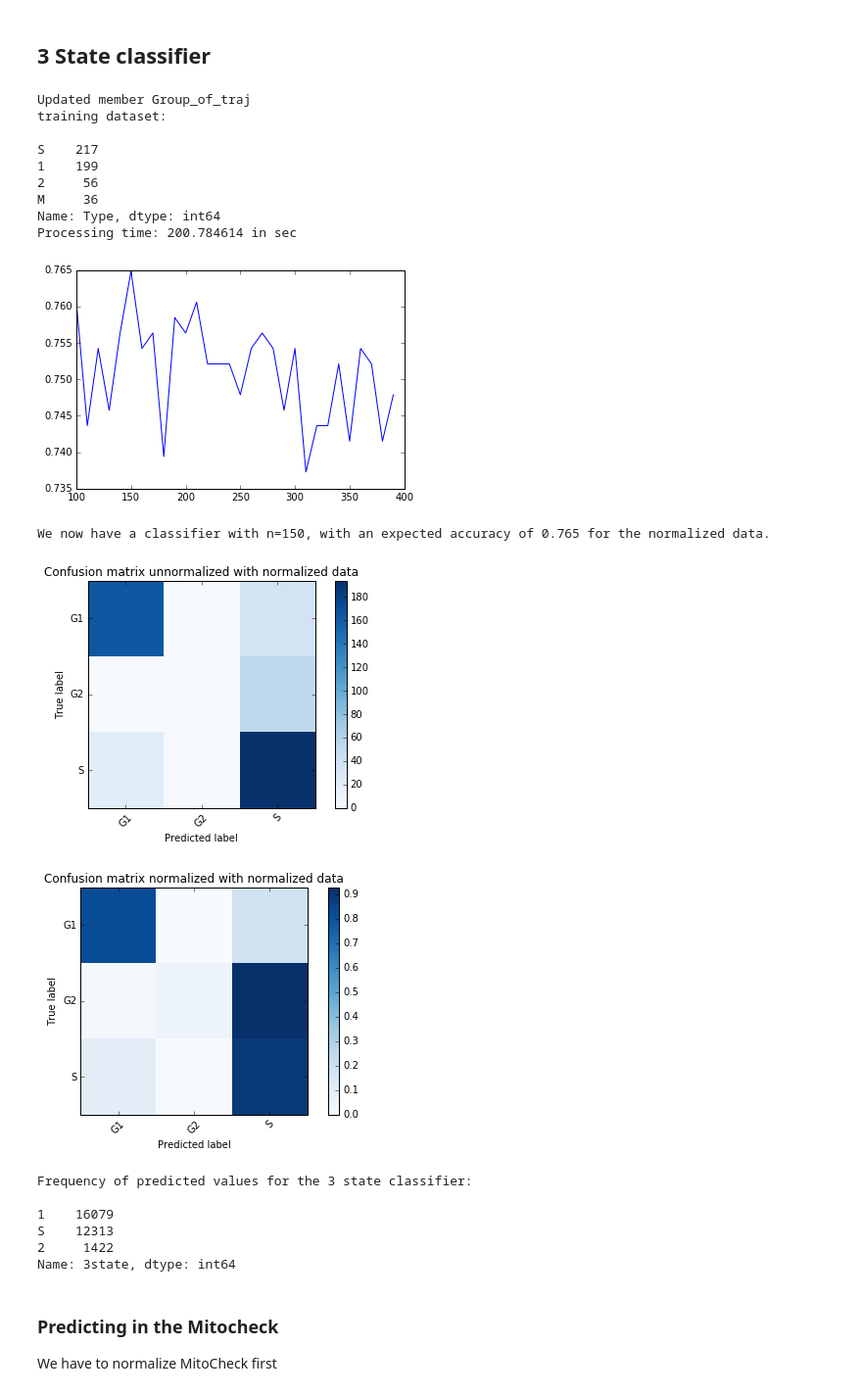
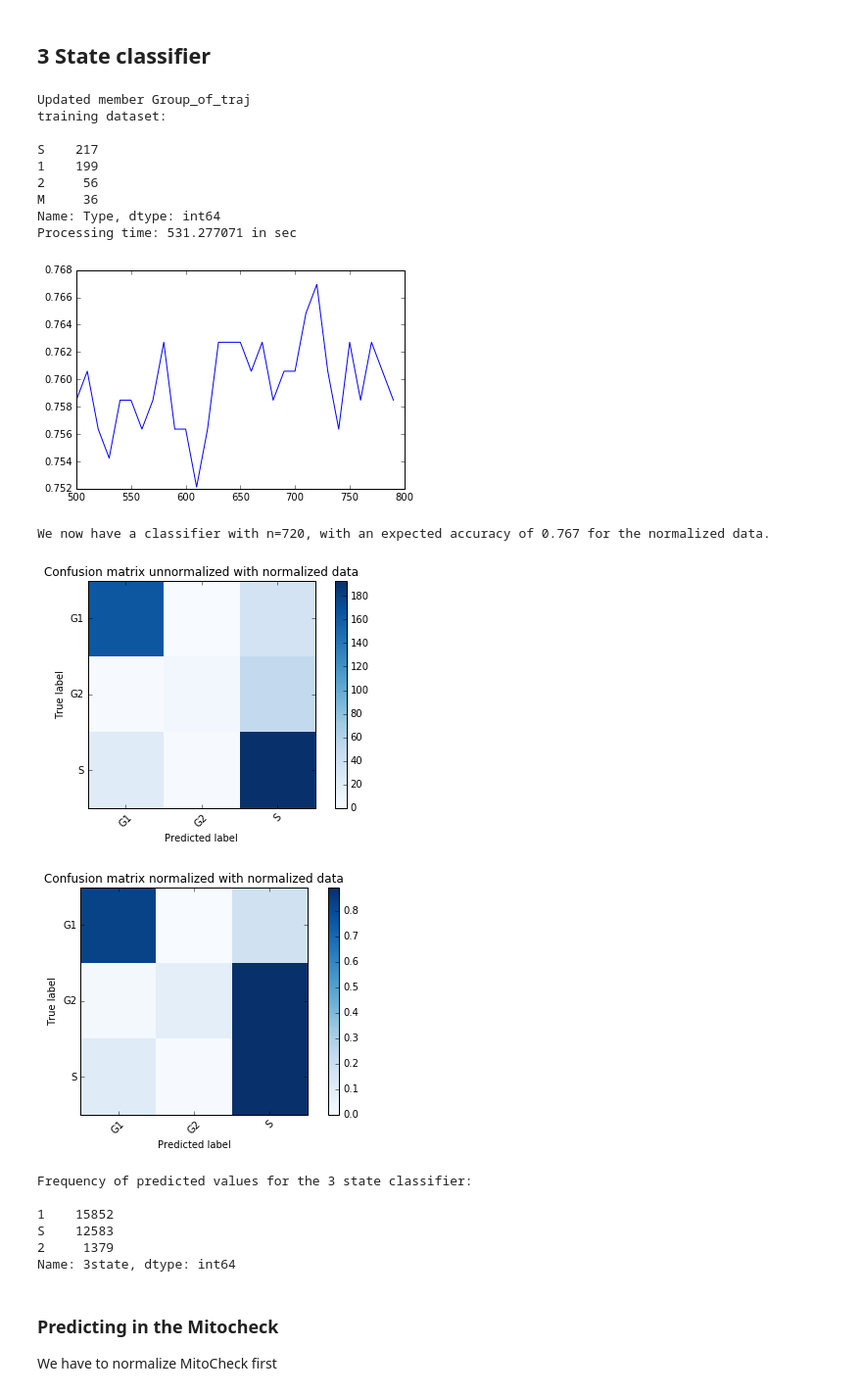
Before and after one commit to PeterJackNaylor/InternWork2, a Jupyter notebook: MitoCheck.ipynb, the cells around one changed output. Shown at 98% size. Drawn from its saved outputs; the diff is of its cells as text; code cells hidden in the pictures.

```diff
--- a/MitoCheck.ipynb
+++ b/MitoCheck.ipynb
@@ -156,46 +156,46 @@ H2B_N_F_0.update()
 print "training dataset: \n"
 print H2B_N_F_0.train["Type"].value_counts()
 
-values=[100 + i*10 for i in range(30)]
+values=[500 + i*10 for i in range(30)]
 model_n_m=RandomForest_Autotunner(values)
 
 model_n_m.tunning(H2B_N_F_0.train.ix[instances_to_change,H2B_N_F_0.names],H2B_N_F_0.train.ix[instances_to_change,"Type"],kfold,plot=True,fit_new_model=True)
 plt.show()
 
 i_=np.argmax(model_n_m.MSE)
 n_tree=values[i_]
 print "We now have a classifier with n=%d, with an expected accuracy of %5.3f for the normalized data. \n" %(n_tree,max(model_n_m.MSE))
 
 
 plot_matrix(model_n_m.cm,title="Confusion matrix unnormalized with normalized data",names=["G1","G2","S"])
 plt.show()
 model_n_m.cm_normalized = model_n_m.cm.astype('float') / model_n_m.cm.sum(axis=1)[:, np.newaxis]
 plot_matrix(model_n_m.cm_normalized,title="Confusion matrix normalized with normalized data",names=["G1","G2","S"])
 plt.show()
 
 index_no_missing=H2B_N_F_0.data[H2B_N_F_0.names].dropna(axis=0, how='any').index
 H2B_N_F_0.data.ix[index_no_missing,"3state"]=model_n_m.predict(H2B_N_F_0.data.ix[index_no_missing,H2B_N_F_0.names])
 print "Frequency of predicted values for the 3 state classifier: \n"
 print H2B_N_F_0.data.ix[index_no_missing,classif_3state].value_counts()
 # %% [output]
 Updated member Group_of_traj
 training dataset:
 
 S    217
 1    199
 2     56
 M     36
 Name: Type, dtype: int64
-Processing time: 200.784614 in sec
+Processing time: 531.277071 in sec
-[figure, old version]
+[figure, new version]
-We now have a classifier with n=150, with an expected accuracy of 0.765 for the normalized data.
+We now have a classifier with n=720, with an expected accuracy of 0.767 for the normalized data.
 [figure]
-[figure, old version]
+[figure, new version]
 Frequency of predicted values for the 3 state classifier:
 
-1    16079
-S    12313
-2     1422
+1    15852
+S    12583
+2     1379
 Name: 3state, dtype: int64
 # %% [markdown]
 ### Predicting in the Mitocheck
```
Also changed, not shown: parts of 12 cells of this notebook, 5 other files.
